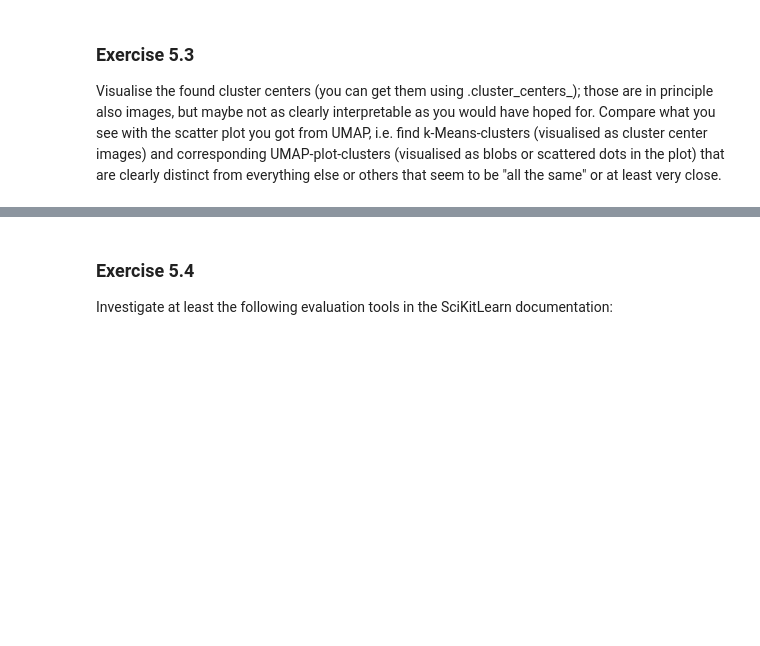
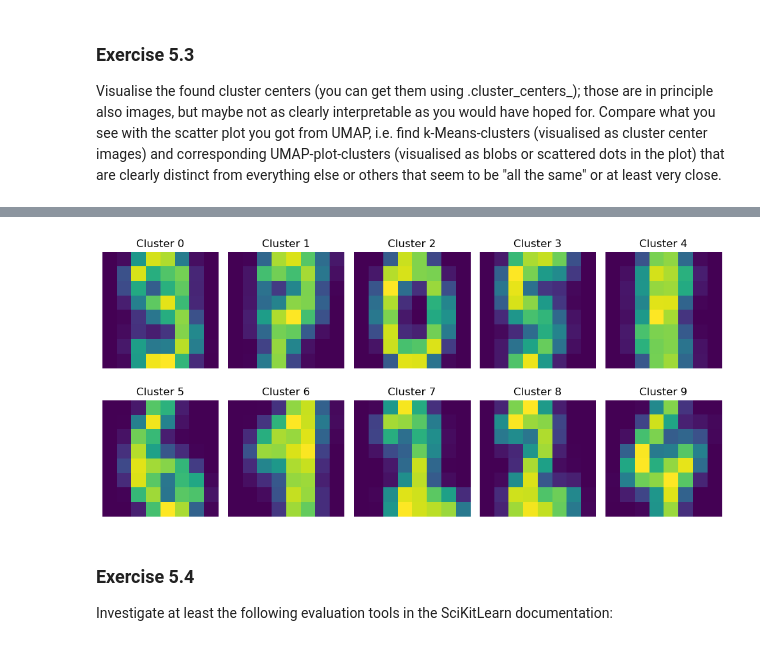
Before and after one commit to Nr755/EDAN96, a Jupyter notebook: lab1/lab1.ipynb, the cells around one changed output, grey strips where cells are left out. Saved outputs shown, nothing was run; the diff lists cells and outputs as text; code cells hidden in the pictures; blank space fills up the shorter version.

```diff
--- a/lab1/lab1.ipynb
+++ b/lab1/lab1.ipynb
@@ -220,6 +217,8 @@
+# %%
+kmeans = KMeans(n_clusters=10)
 # %% [markdown]
 ### Exercise 5.2
 Apply the clustering approach with
 # %%
 #<clusters> = <clustering>.fit(<train_features>)
-# *** Your code ***
+clusters = kmeans.fit(train_features)
@@ -246,3 +228,18 @@ Visualise the found cluster centers (you can get them using <clustering>.cluster
+# %%
+cluster_centers = clusters.cluster_centers_
+
+fig, axs = plt.subplots(2, 5, figsize=(10, 5))
+axs = axs.flatten()
+
+for i in range(10):
+    axs[i].imshow(cluster_centers[i].reshape(8, 8))
+    axs[i].set_title(f'Cluster {i}')
+    axs[i].axis('off')
+
+plt.tight_layout()
+plt.show()
+# %% [output]
+[figure, added]
 # %% [markdown]
 ### Exercise 5.4
 Investigate at least the following evaluation tools in the SciKitLearn documentation:
```
Also changed, not shown: parts of 35 cells of this notebook.
